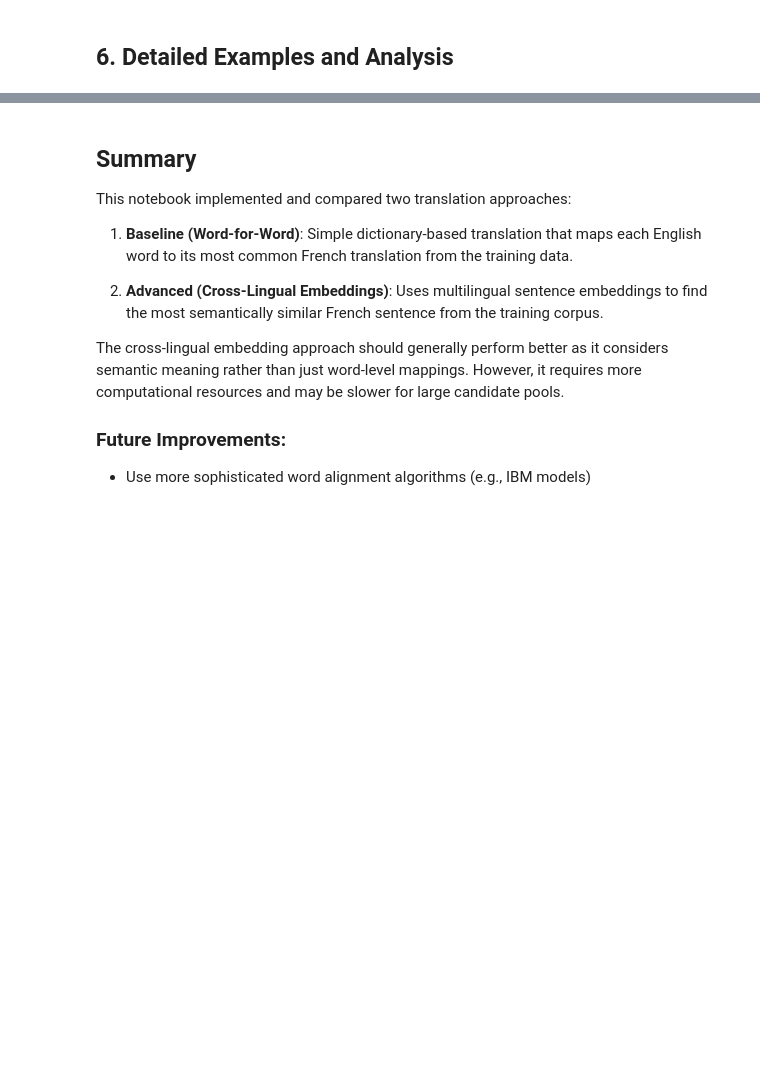
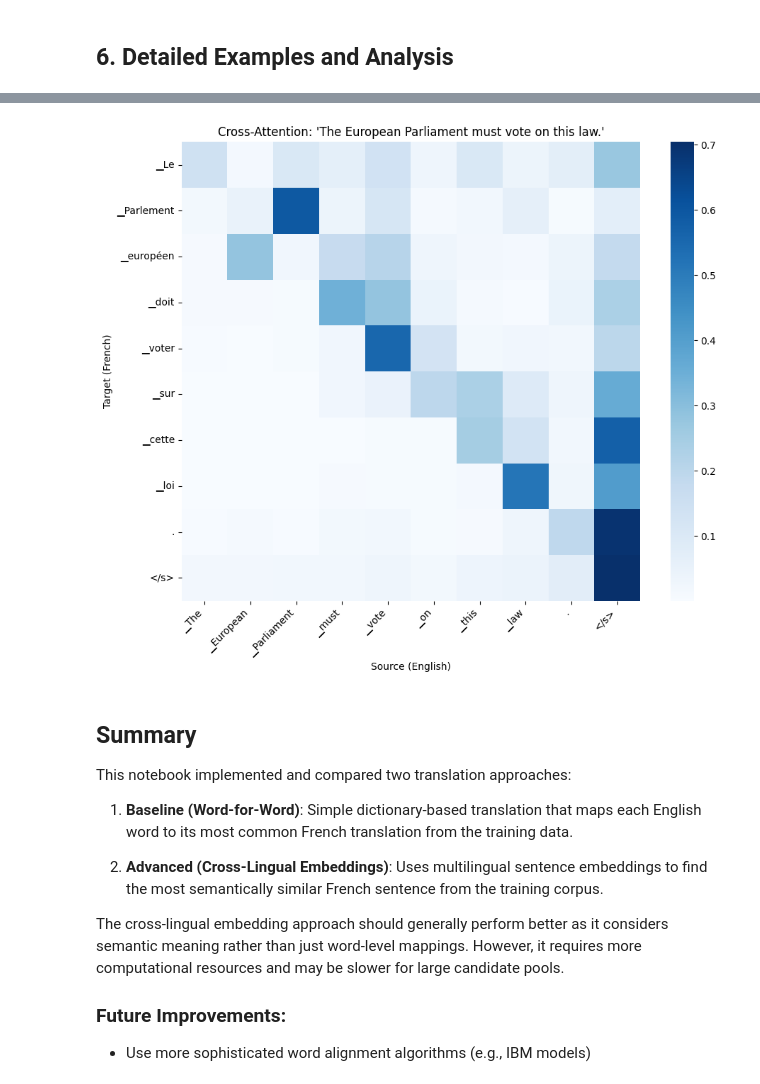
Before and after one commit to kenichisutan/english-french-europarl, a Jupyter notebook: new_machine_translation.ipynb, the cells around one changed output, grey strips where cells are left out. Cells and saved outputs as stored; diff of their text form; code cells hidden in the pictures; blank space fills up the shorter version.

```diff
--- a/new_machine_translation.ipynb
+++ b/new_machine_translation.ipynb
@@ -1044,0 +1217,96 @@ plot_attention_map(seq2seq_model, test_sentence)
+# %%
+import warnings
+import torch
+import matplotlib.pyplot as plt
+import seaborn as sns
+import numpy as np
+from transformers import AutoModelForSeq2SeqLM, AutoTokenizer
+import types
+
+# 1. Suppress the specific "tied weights" warning to keep output clean
+warnings.filterwarnings("ignore", message=".*tie_word_embeddings.*")
+
+# 2. Load the trained model with "eager" attention
+model_path = "./seq2seq_model_opus-mt-en-fr"
+print(f"Generating Attention Map from: {model_path}")
+
+try:
+    # Load model
+    viz_model = AutoModelForSeq2SeqLM.from_pretrained(model_path, attn_implementation="eager")
+    viz_tokenizer = AutoTokenizer.from_pretrained(model_path)
+
+    # Move to GPU/MPS if available
+    device = torch.device("cuda" if torch.cuda.is_available() else "mps" if torch.backends.mps.is_available() else "cpu")
+    viz_model.to(device)
+
+    # 3. Create wrapper object
+    viz_wrapper = types.SimpleNamespace()
+    viz_wrapper.model = viz_model
+    viz_wrapper.tokenizer = viz_tokenizer
+    viz_wrapper.device = device
+
+    # 4. Define the plotting function (Robust version)
+    def plot_attention_map(model_wrapper, text):
+        model = model_wrapper.model
+        tokenizer = model_wrapper.tokenizer
+        device = model_wrapper.device
+
+        # Enable attention outputs
+        model.config.output_attentions = True
+
+        # Tokenize
+        inputs = tokenizer(text, return_tensors="pt").to(device)
+
+        # Generate with Greedy Search
+        with torch.no_grad():
+            outputs = model.generate(
+                **inputs,
+                output_attentions=True,
+                return_dict_in_generate=True,
+                max_length=50,
+                num_beams=1 # Greedy search for simple 1-to-1 attention
+            )
+
+        # Get tokens
+        input_tokens = tokenizer.convert_ids_to_tokens(inputs.input_ids[0])
+        output_ids = outputs.sequences[0]
+        output_tokens = tokenizer.convert_ids_to_tokens(output_ids)
+
+        # Extract attention
+        attention_matrix = []
+        for step_attentions in outputs.cross_attentions:
+            # Last layer, batch 0 -> Shape: (num_heads, 1, input_len)
+            last_layer_attn = step_attentions[-1][0]
+            # Average heads -> Shape: (1, input_len)
+            avg_attn = last_layer_attn.mean(dim=0)
+            # Squeeze -> Shape: (input_len,)
+            avg_attn = avg_attn.squeeze(0).cpu().numpy()
+            attention_matrix.append(avg_attn)
+
+        attention_matrix = np.array(attention_matrix)
+
+        # Plot
+        plt.figure(figsize=(10, 8))
+        sns.heatmap(
+            attention_matrix,
+            xticklabels=input_tokens,
+            yticklabels=output_tokens[1:],
+            cmap="Blues",
+            cbar=True,
+            square=True
+        )
+        plt.title(f"Cross-Attention: '{text}'")
+        plt.xlabel("Source (English)")
+        plt.ylabel("Target (French)")
+        plt.xticks(rotation=45, ha='right')
+        plt.yticks(rotation=0)
+        plt.tight_layout()
+        plt.show()
+
+    # 5. Run it!
+    test_sentence = "The European Parliament must vote on this law."
+    plot_attention_map(viz_wrapper, test_sentence)
+
+except Exception as e:
+    print(f"Error: {e}")
+# %% [output]
@@ -1045,3 +1316,4 @@ plot_attention_map(seq2seq_model, test_sentence)
+[figure, added]
 # %% [markdown]
 ## Summary
 
```
Also changed, not shown: parts of 25 cells of this notebook, 6 other files.
